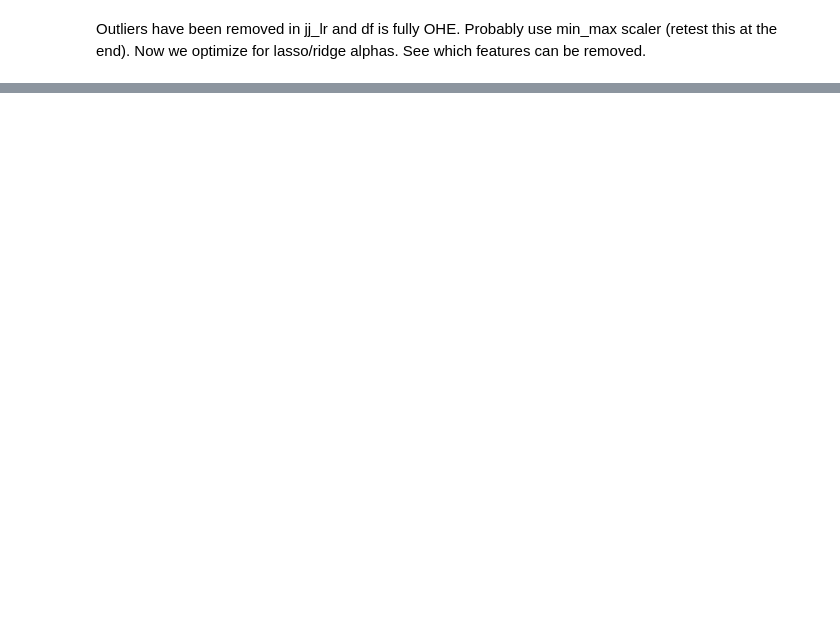
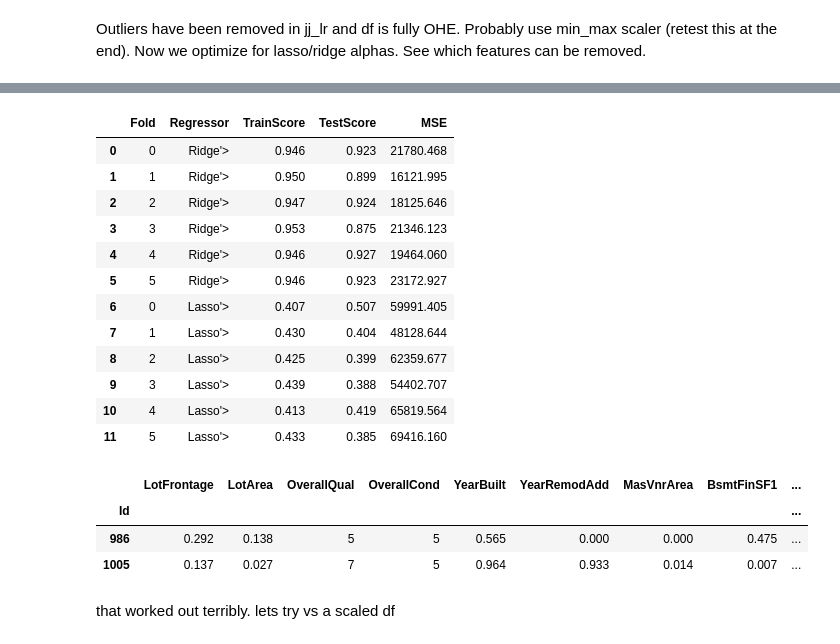
Before and after one commit to jimmy-jing/housing_ml, a Jupyter notebook: jj_optimization.ipynb, the cells around one changed output, grey strips where cells are left out. Cells and saved outputs as stored; diff of their text form; code cells hidden in the pictures; blank space fills up the shorter version.

```diff
--- a/jj_optimization.ipynb
+++ b/jj_optimization.ipynb
@@ -26,0 +532,39 @@ Outliers have been removed in jj_lr and df is fully OHE. Probably use min_max sc
+# %%
+random_state=24
+k6 = KFold(n_splits=6, shuffle=True, random_state=random_state)
+
+train = []
+test = []
+
+for train_idx, val_idx in k6.split(full_housing):
+    train.append(train_idx)
+    test.append(val_idx)
+
+ridge = Ridge(alpha=2, random_state=random_state, max_iter=10000)
+lasso = Lasso(alpha=60, random_state=random_state, max_iter=10000)
+
+score_log = []
+
+for model in (ridge,lasso):
+    for i in range(6):
+        single_log = []
+
+        X_train = full_housing.iloc[train[i],:-1]
+        X_test = full_housing.iloc[test[i],:-1]
+        y_train = np.log1p(full_housing.iloc[train[i],-1])
+        y_test = np.log1p(full_housing.iloc[test[i],-1])
+
+
+        model.fit(X_train,y_train)
+        single_log.append(i)
+        single_log.append(str(type(model))[-7:])
+        single_log.append(model.score(X_train,y_train))
+        single_log.append(model.score(X_test, y_test))
+        y_pred = []
+        for pred in model.predict(X_test):
+            y_pred.append(exp(pred))
+        single_log.append(mean_squared_error(full_housing.iloc[test[i],-1], y_pred)**0.5)
+
+        score_log.append(single_log)
+
+score_df = pd.DataFrame(score_log, columns=['Fold','Regressor','TrainScore','TestScore','MSE'])
@@ -26,0 +602,25 @@ Outliers have been removed in jj_lr and df is fully OHE. Probably use min_max sc
+# %%
+score_df
+# %% [output]
+|  | Fold | Regressor | TrainScore | TestScore | MSE |
+| 0 | 0 | Ridge'> | 0.946 | 0.923 | 21780.468 |
+| 1 | 1 | Ridge'> | 0.950 | 0.899 | 16121.995 |
+| 2 | 2 | Ridge'> | 0.947 | 0.924 | 18125.646 |
+| 3 | 3 | Ridge'> | 0.953 | 0.875 | 21346.123 |
+| 4 | 4 | Ridge'> | 0.946 | 0.927 | 19464.060 |
+| 5 | 5 | Ridge'> | 0.946 | 0.923 | 23172.927 |
+| 6 | 0 | Lasso'> | 0.407 | 0.507 | 59991.405 |
+| 7 | 1 | Lasso'> | 0.430 | 0.404 | 48128.644 |
+| 8 | 2 | Lasso'> | 0.425 | 0.399 | 62359.677 |
+| 9 | 3 | Lasso'> | 0.439 | 0.388 | 54402.707 |
+| 10 | 4 | Lasso'> | 0.413 | 0.419 | 65819.564 |
+| 11 | 5 | Lasso'> | 0.433 | 0.385 | 69416.160 |
+# %%
+housing.sample(2)
+# %% [output]
+|  | LotFrontage | LotArea | OverallQual | OverallCond | YearBuilt | YearRemodAdd | MasVnrArea | BsmtFinSF1 | ... |
+| Id |  |  |  |  |  |  |  |  | ... |
+| 986 | 0.292 | 0.138 | 5 | 5 | 0.565 | 0.000 | 0.000 | 0.475 | ... |
+| 1005 | 0.137 | 0.027 | 7 | 5 | 0.964 | 0.933 | 0.014 | 0.007 | ... |
+# %% [markdown]
+that worked out terribly. lets try vs a scaled df
```
Also changed, not shown: parts of 36 cells of this notebook, 4 other files.
